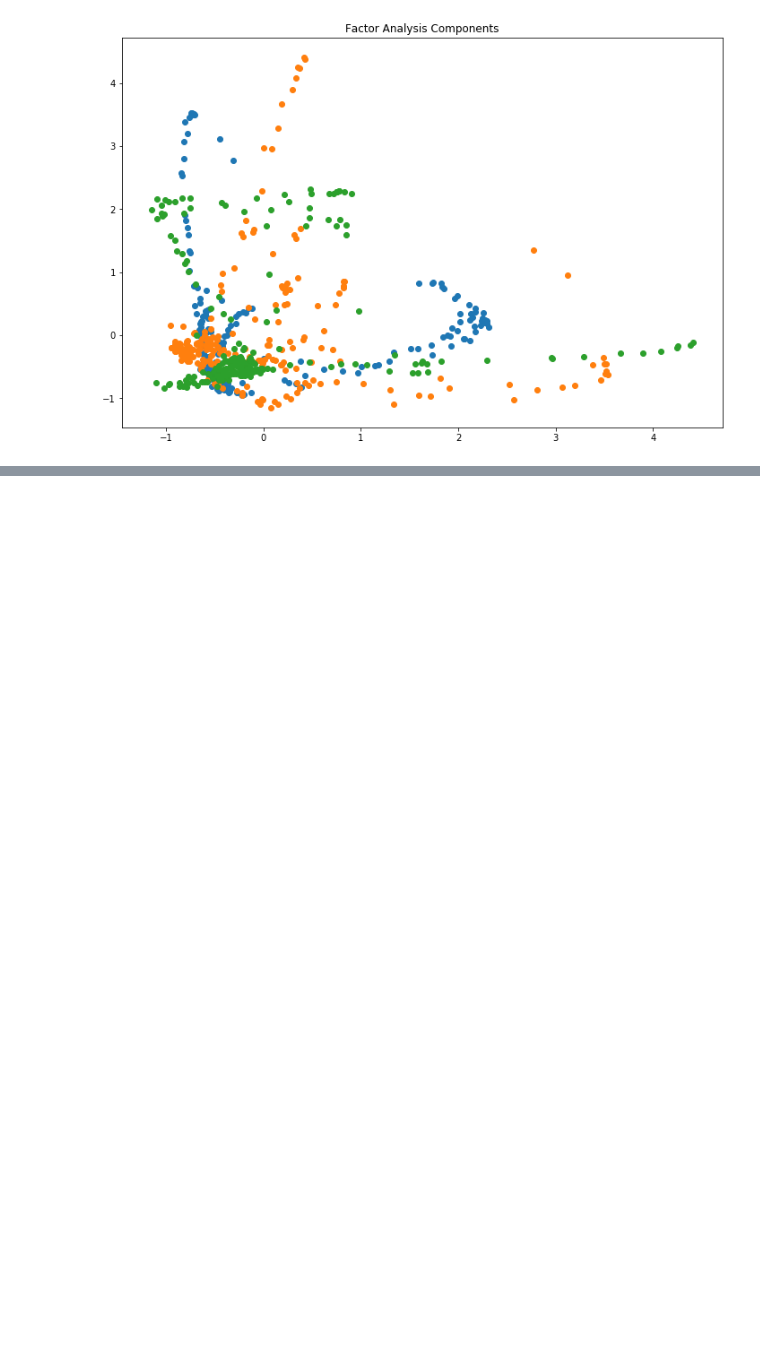
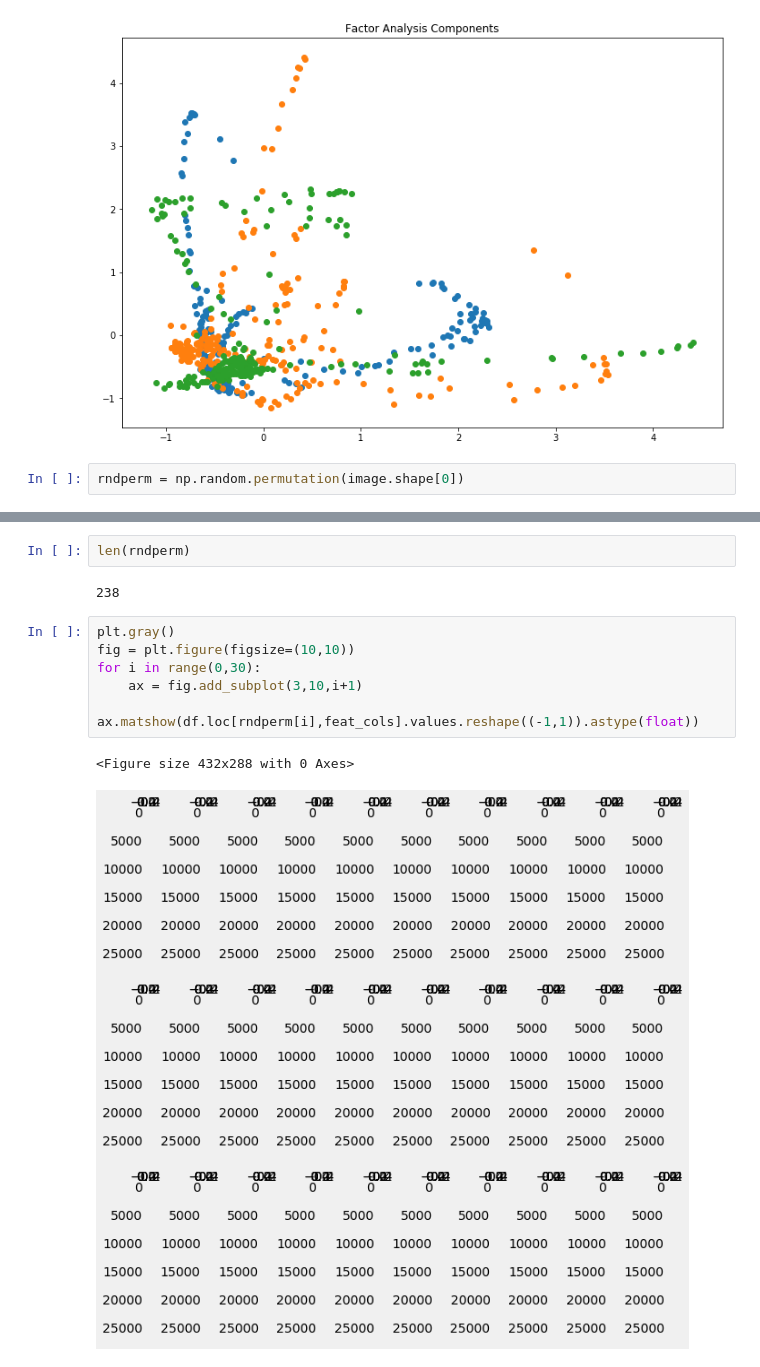
Before and after one commit to PASCA7/Factor-Analysis-Machine-Learning-, a Jupyter notebook: Factor Analysis (Machine Learning).ipynb, the cells around one changed output, grey strips where cells are left out. Cells and saved outputs as stored; diff of their text form; blank space fills up the shorter version.

```diff
--- a/Factor Analysis (Machine Learning).ipynb
+++ b/Factor Analysis (Machine Learning).ipynb
@@ -155,3 +155,5 @@ plt.scatter(FA[:,2],FA[:,0])
 # %% [output]
 <matplotlib.collections.PathCollection at 0x...>
 [figure]
+# %%
+rndperm = np.random.permutation(image.shape[0])
@@ -157,0 +182,13 @@ plt.scatter(FA[:,2],FA[:,0])
+# %%
+len(rndperm)
+# %% [output]
+238
+# %%
+plt.gray()
+fig = plt.figure(figsize=(10,10))
+for i in range(0,30):
+    ax = fig.add_subplot(3,10,i+1)
+    ax.matshow(df.loc[rndperm[i],feat_cols].values.reshape((-1,1)).astype(float))
+# %% [output]
+<Figure size 432x288 with 0 Axes>
+[figure, added]
```
Also changed, not shown: parts of 6 cells of this notebook.
